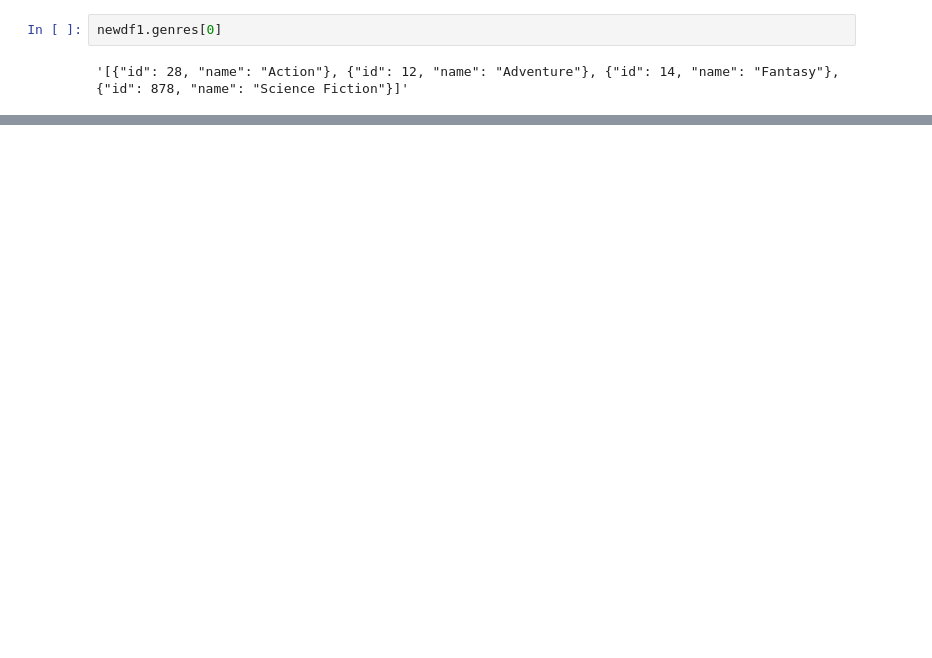
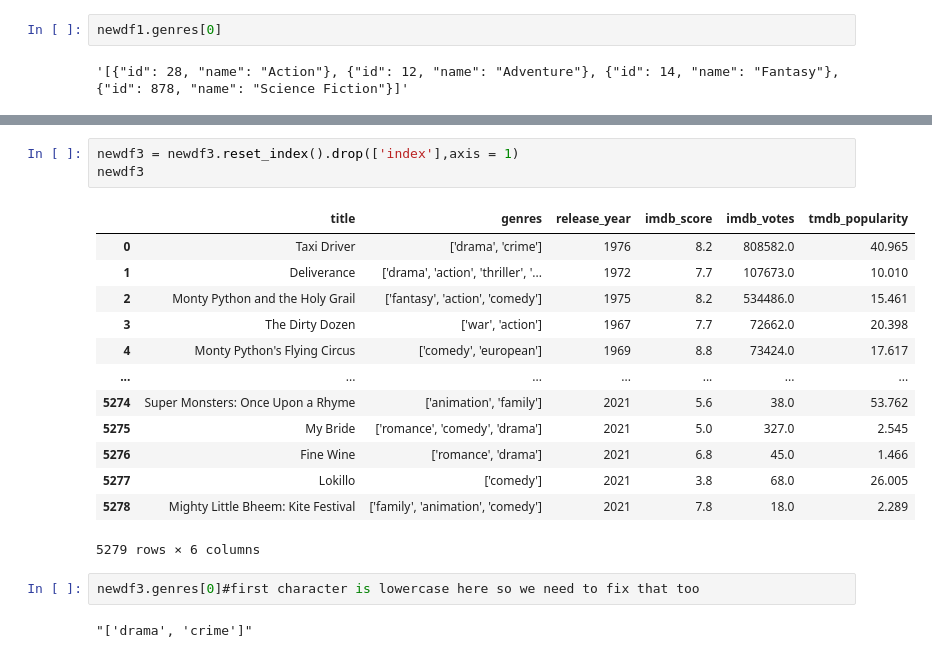
Before and after one commit to Nawsh1337/Movie-Recommendation-Bot-Using-LLMs, a Jupyter notebook: Data_Preprocessing.ipynb, the cells around one changed output, grey strips where cells are left out. Drawn from its saved outputs; the diff is of its cells as text; blank space fills up the shorter version.

```diff
--- a/Data_Preprocessing.ipynb
+++ b/Data_Preprocessing.ipynb
@@ -237,0 +238,21 @@ image
+# %%
+newdf3 = newdf3.reset_index().drop(['index'],axis = 1)
+newdf3
+# %% [output]
+|  | title | genres | release_year | imdb_score | imdb_votes | tmdb_popularity |
+| 0 | Taxi Driver | ['drama', 'crime'] | 1976 | 8.2 | 808582.0 | 40.965 |
+| 1 | Deliverance | ['drama', 'action', 'thriller', '... | 1972 | 7.7 | 107673.0 | 10.010 |
+| 2 | Monty Python and the Holy Grail | ['fantasy', 'action', 'comedy'] | 1975 | 8.2 | 534486.0 | 15.461 |
+| 3 | The Dirty Dozen | ['war', 'action'] | 1967 | 7.7 | 72662.0 | 20.398 |
+| 4 | Monty Python's Flying Circus | ['comedy', 'european'] | 1969 | 8.8 | 73424.0 | 17.617 |
+| ... | ... | ... | ... | ... | ... | ... |
+| 5274 | Super Monsters: Once Upon a Rhyme | ['animation', 'family'] | 2021 | 5.6 | 38.0 | 53.762 |
+| 5275 | My Bride | ['romance', 'comedy', 'drama'] | 2021 | 5.0 | 327.0 | 2.545 |
+| 5276 | Fine Wine | ['romance', 'drama'] | 2021 | 6.8 | 45.0 | 1.466 |
+| 5277 | Lokillo | ['comedy'] | 2021 | 3.8 | 68.0 | 26.005 |
+| 5278 | Mighty Little Bheem: Kite Festival | ['family', 'animation', 'comedy'] | 2021 | 7.8 | 18.0 | 2.289 |
+5279 rows × 6 columns
+# %%
+newdf3.genres[0]#first character is lowercase here so we need to fix that too
+# %% [output]
+"['drama', 'crime']"
```
Also changed, not shown: parts of 23 cells of this notebook.
